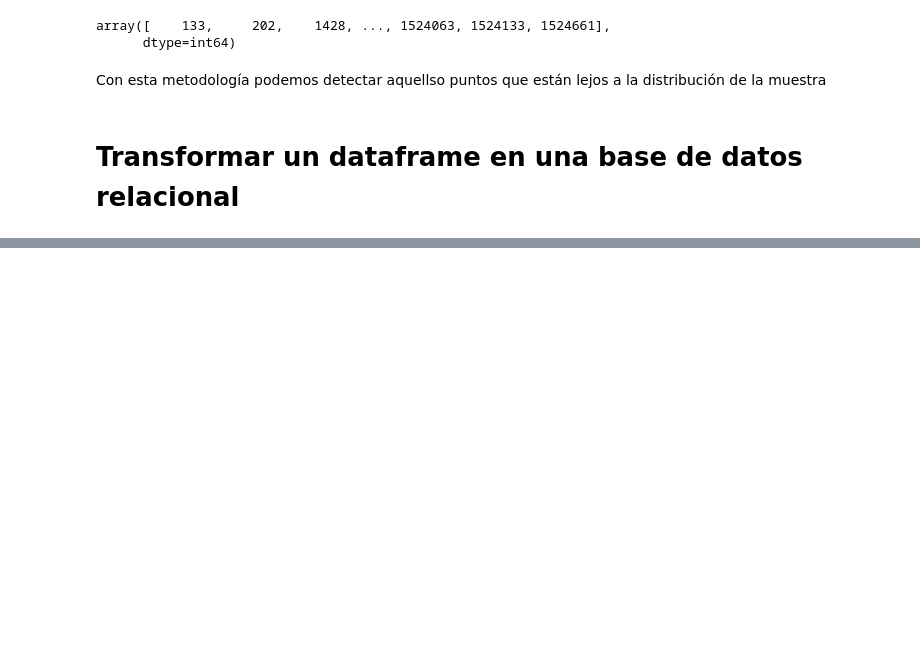
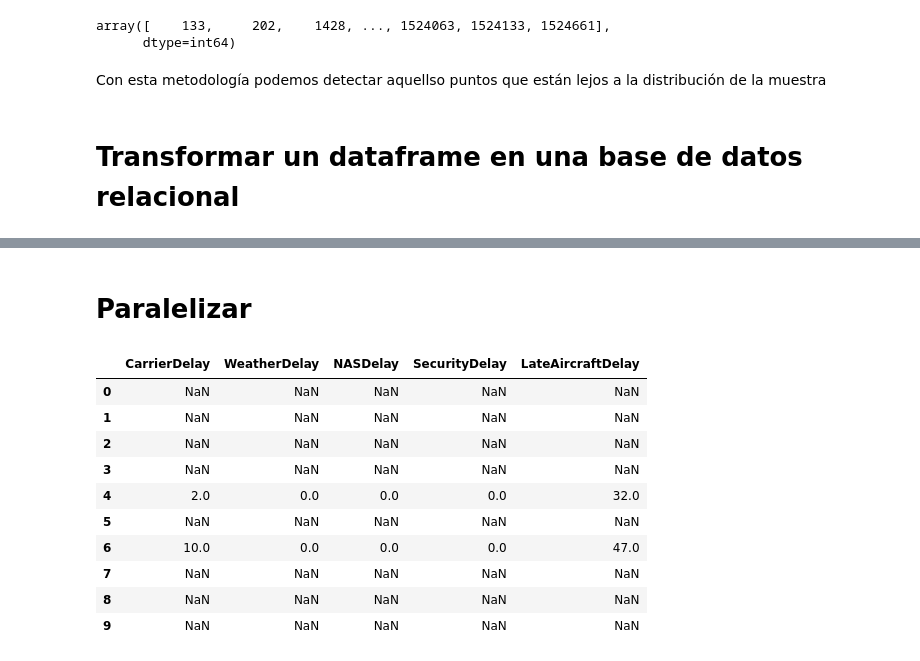
Before and after one commit to jcombari/Linkedin_courses, a Jupyter notebook: 01_Python para data science y big data esencial/03_Correlaciones_Entender relaciones entre variabkes.ipynb, the cells around one changed output, grey strips where cells are left out. Saved outputs shown, nothing was run; the diff lists cells and outputs as text; code cells hidden in the pictures; blank space fills up the shorter version.

```diff
--- a/01_Python para data science y big data esencial/03_Correlaciones_Entender relaciones entre variabkes.ipynb
+++ b/01_Python para data science y big data esencial/03_Correlaciones_Entender relaciones entre variabkes.ipynb
@@ -216,0 +361,23 @@ SyntaxError: invalid syntax (Temp/ipykernel_6692/2791067780.py, line 2)
+# %% [markdown]
+# Paralelizar
+# %%
+import pandas as pd
+import numpy as np
+from joblib import Parallel, delayed
+
+df=pd.read_csv("C:/Users/jenny/Documents/GITHUB/Linkedin_courses_bbdd/base_datos_2008.csv", nrows=100000)
+# %%
+df_sub = df[["CarrierDelay","WeatherDelay","NASDelay","SecurityDelay","LateAircraftDelay"]]
+df_sub.head(10)
+# %% [output]
+|  | CarrierDelay | WeatherDelay | NASDelay | SecurityDelay | LateAircraftDelay |
+| 0 | NaN | NaN | NaN | NaN | NaN |
+| 1 | NaN | NaN | NaN | NaN | NaN |
+| 2 | NaN | NaN | NaN | NaN | NaN |
+| 3 | NaN | NaN | NaN | NaN | NaN |
+| 4 | 2.0 | 0.0 | 0.0 | 0.0 | 32.0 |
+| 5 | NaN | NaN | NaN | NaN | NaN |
+| 6 | 10.0 | 0.0 | 0.0 | 0.0 | 47.0 |
+| 7 | NaN | NaN | NaN | NaN | NaN |
+| 8 | NaN | NaN | NaN | NaN | NaN |
+| 9 | NaN | NaN | NaN | NaN | NaN |
```
Also changed, not shown: parts of 23 cells of this notebook.
